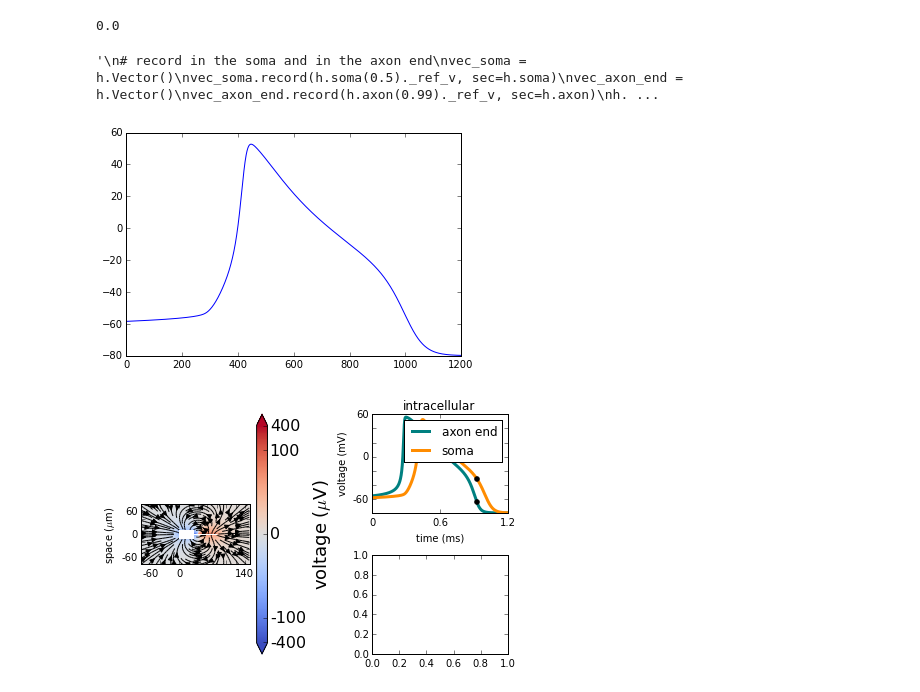
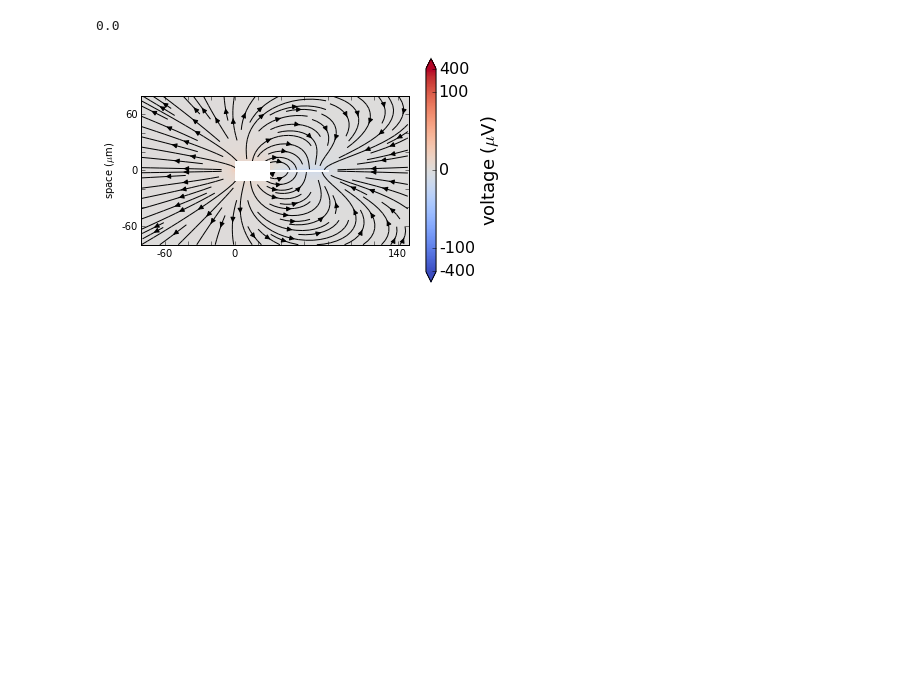
Before and after one commit to maikia/kink_paper, a Jupyter notebook: src/fig3/fig3.py.ipynb, the cells around one changed output. Cells and saved outputs as stored; diff of their text form; code cells hidden in the pictures; blank space fills up the shorter version.

```diff
--- a/src/fig3/fig3.py.ipynb
+++ b/src/fig3/fig3.py.ipynb
@@ -109,16 +123,5 @@ v_ext = field.estimate_on_grid(seg_coords, I, xx, yy)
 v_memb_soma = v_memb[:,h.soma.nseg/2.]
 v_memb_axon = v_memb[:,-1]
-# %%
-'''
-# record in the soma and in the axon end
-vec_soma = h.Vector()
-vec_soma.record(h.soma(0.5)._ref_v, sec=h.soma)
-vec_axon_end = h.Vector()
-vec_axon_end.record(h.axon(0.99)._ref_v, sec=h.axon)
-h.run()
-'''
-# %% [output]
-'\n# record in the soma and in the axon end\nvec_soma = h.Vector()\nvec_soma.record(h.soma(0.5)._ref_v, sec=h.soma)\nvec_axon_end = h.Vector()\nvec_axon_end.record(h.axon(0.99)._ref_v, sec=h.axon)\nh. ...
 # %%
 # plots
 axon_color = 'teal'
@@ -127,7 +130,8 @@ soma_color = 'darkorange'
 import matplotlib.colors as colors
 
 v_ext = v_ext / 1e3 # change v_ext from nano to micro volts
-idx_to_plot = 926
+plot_at_time = 1.07 # ms 926
+idx_to_plot = plot_at_time/h.dt/1000
 
 def helper_provide_imshow_details(v_ext, x_range, y_range):
 
@@ -198,9 +202,10 @@ def draw_neuron_shape(diam_soma, min_soma_x, max_soma_x,
 # %%
 import matplotlib.pylab as plt
 %matplotlib inline
-plt.plot(v_memb_soma)
+
+# draw extracellular field at the given timept (plot_at_time)
 plt.figure()
-ax = plt.subplot(1,2,1)
+ax = plt.subplot(1,1,1)
 mycmap, colormap_range_ceil, aspect, one_forth_colormap,colormap_range = helper_provide_imshow_details(v_ext, x_range, y_range)
 pcm = plt.imshow(v_ext[idx_to_plot,:,:], interpolation="nearest",
                      norm=colors.SymLogNorm(linthresh=0.01 * np.max(v_ext),
@@ -221,56 +226,31 @@ plt.ylabel(r"space ($\mu$m)")
 cbar = plt.colorbar(pcm,  extend='both', drawedges = False) #ax=ax[0],
 
 cbar.set_ticks([colormap_range[0],-one_forth_colormap, 0, one_forth_colormap, colormap_range[1]])
 cbar.set_ticklabels([str(colormap_range[0]),str(-one_forth_colormap),'0',str(one_forth_colormap),colormap_range[1]])
 
 cbar.set_label(r"voltage ($\mu$V)", fontsize = 18)
 cbar.ax.tick_params(labelsize = 16)
 
 min_soma_x = min(seg_coords[seg_coords['name'] == 'soma']['x0'])
 max_soma_x = max(seg_coords[seg_coords['name'] == 'soma']['x1'])
 diam_soma = seg_coords[seg_coords['name'] == 'soma']['diam'][0]
 min_axon_x = min(seg_coords[seg_coords['name'] == 'axon']['x0'])
 max_axon_x = max(seg_coords[seg_coords['name'] == 'axon']['x1'])
 diam_axon = seg_coords[seg_coords['name'] == 'axon']['diam'][0]
 
 # draw streamplot (arrows)
 U = -np.diff(v_ext[idx_to_plot, :, :], axis=0)[:, :-1]
 V = -np.diff(v_ext[idx_to_plot, : ,:], axis=1)[:-1, :]
 U[min_soma_x:max_soma_x, -0.5*diam_soma:0.5*diam_soma] = 0
 V[min_soma_x:max_soma_x, -0.5*diam_soma:0.5*diam_soma] = 0
 
 plt.streamplot(xx[0, :-1], yy[:-1, 0], V, U, density = 1.0, color = 'k')
 
 # plot shape of the neuron
 draw_neuron_shape(diam_soma, min_soma_x, max_soma_x,
                       diam_axon, min_axon_x, max_axon_x,
                       init_spike_axon_dist=np.nan)
 
 timeline = np.arange(0,(len(v_memb_axon))*h.dt-1e-10, h.dt)
-
-ax0 = plt.subplot(2,2,2)
-plt.plot(timeline, v_memb_axon, color = axon_color, label='axon end', lw = 3)
-plt.plot(timeline, v_memb_soma, color = soma_color, label = 'soma', lw = 3)
-plt.plot(timeline[idx_to_plot], v_memb_soma[idx_to_plot], 'o', color = 'k', ms = 5)
-plt.plot(timeline[idx_to_plot], v_memb_axon[idx_to_plot], 'o', color = 'k', ms = 5)
-
-start_timeline = 0 #min(timeline)
-end_timeline = np.round(timeline[-1],2) #x_range[1]
-middle_timeline = np.round(np.mean([start_timeline,end_timeline]),2)
-
-ax0.set_xticks([start_timeline, middle_timeline, end_timeline])
-ax0.set_xticklabels([str(start_timeline), str(middle_timeline), str(end_timeline)])
-ax0.set_yticks([-80, -60, -40, -20, 0, 20, 40, 60])
-ax0.set_yticklabels(['', '-60', '', '', '0', '', '', '60'])
-plt.xlim([start_timeline, end_timeline])
-plt.xlabel('time (ms)')
-plt.ylabel('voltage (mV)')
-plt.legend()
-plt.title('intracellular')
-
-plt.subplot(2,2,4)
-
-plt.tight_layout()
 # %% [output]
-[figure, old version]
+[figure, new version]
-[figure, removed]
```
Also changed, not shown: parts of 4 cells of this notebook, 27 other files.
